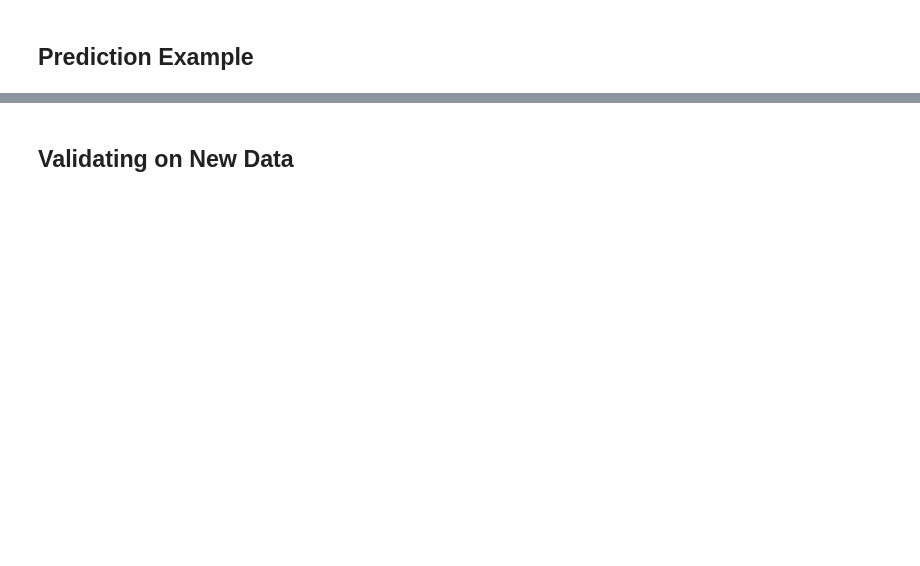
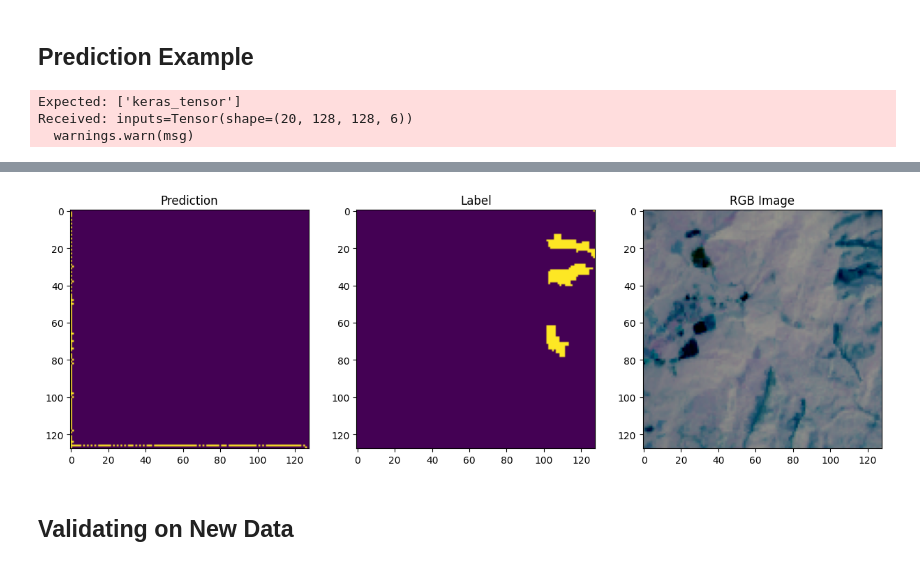
Before and after one commit to NanaKwakuOsei-Opoku/Interpretable-Landslide-Detection-System, a Jupyter notebook: Landslide4Sense_solution.ipynb, the cells around one changed output, grey strips where cells are left out. Saved outputs shown, nothing was run; the diff lists cells and outputs as text; code cells hidden in the pictures; blank space fills up the shorter version.

```diff
--- a/Landslide4Sense_solution.ipynb
+++ b/Landslide4Sense_solution.ipynb
@@ -253,34 +271,37 @@ Model: "functional"
 # %% [markdown]
 ## Training with Callbacks
 # %%
-checkpointer = tf.keras.callbacks.ModelCheckpoint(
-    "/content/gdrive/MyDrive/Colab Notebooks/model/best_model.keras",
-    monitor="val_f1_m",
-    verbose=1,
-    save_best_only=True,
-    mode="max"
+model = unet_model(128, 128, 6)
+model.compile(
+    optimizer='adam',
+    loss='binary_crossentropy',
+    metrics=[f1_m, precision_m, recall_m]  # Use updated metrics
 )
 
-
-earlyStopping = tf.keras.callbacks.EarlyStopping(
-    monitor='val_f1_m',
-    patience=10,
-    verbose=1,
-    mode='max',
-    restore_best_weights=True
-)
-
-callbacks = [checkpointer, earlyStopping]
+callbacks = [
+    tf.keras.callbacks.ModelCheckpoint(
+        "/content/gdrive/MyDrive/Colab Notebooks/model/best_model.keras",
+        monitor="val_f1_m",
+        verbose=1,
+        save_best_only=True,
+        mode="max"
+    ),
+    tf.keras.callbacks.EarlyStopping(
+        monitor='val_f1_m',
+        patience=10,
+        verbose=1,
+        mode='max',
+        restore_best_weights=True
+    )
+]
 
 history = model.fit(
     x_train, y_train,
     batch_size=16,
-    epochs=10, # can revert back to 100 during final phase
+    epochs=10,
     verbose=2,
     validation_data=(x_valid, y_valid),
     callbacks=callbacks
 )
-
-model.save("/content/gdrive/MyDrive/Colab Notebooks/model/best_model.keras")
 # %% [output]
 Epoch 1/10
@@ -331,7 +376,7 @@ threshold = 0.5
 pred_img = model.predict(x_valid)
 pred_img = (pred_img > threshold).astype(np.uint8)
 
-img_idx = 155
+img_idx = 7
 fig, (ax1, ax2, ax3) = plt.subplots(1, 3, figsize=(15, 10))
 ax1.imshow(pred_img[img_idx, :, :, 0])
 ax1.set_title("Prediction")
@@ -340,3 +385,7 @@ ax2.set_title("Label")
 ax3.imshow(x_valid[img_idx, :, :, 0:3])
 ax3.set_title("RGB Image")
 plt.show()
+# %% [output]
+Expected: ['keras_tensor']
+Received: inputs=Tensor(shape=(20, 128, 128, 6))
+  warnings.warn(msg)
@@ -343,3 +394,4 @@ plt.show()
+[figure, added]
 # %% [markdown]
 ## Validating on New Data
 # %%
```
Also changed, not shown: parts of 9 cells of this notebook.
